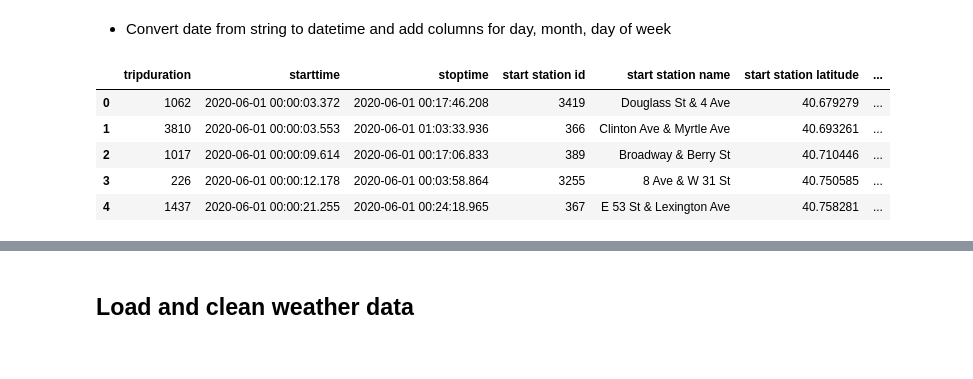
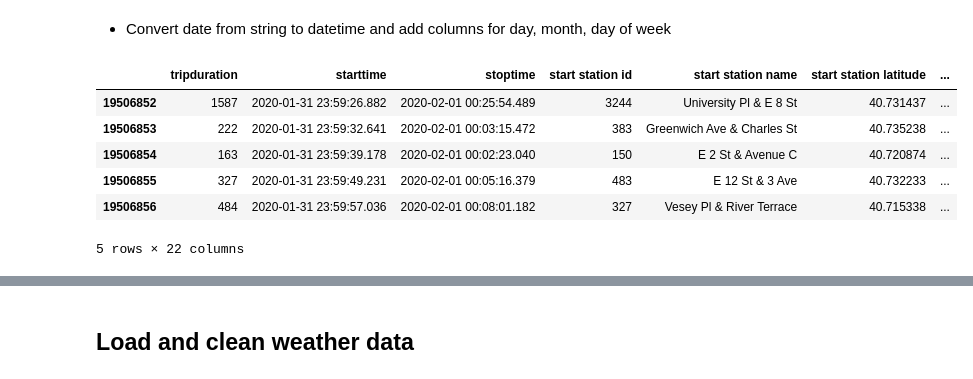
Before and after one commit to leckieje/fair_weather_cyclists, a Jupyter notebook: bike_weather_20.ipynb, the cells around one changed output, grey strips where cells are left out. Drawn from its saved outputs; the diff is of its cells as text; code cells hidden in the pictures.

```diff
--- a/bike_weather_20.ipynb
+++ b/bike_weather_20.ipynb
@@ -80,15 +80,17 @@ memory usage: 2.2+ GB
 bike_trips['starttime'] = pd.to_datetime(bike_trips['starttime'])
 bike_trips['stoptime'] = pd.to_datetime(bike_trips['stoptime'])
 # %%
-bike_trips['day_start'] = bike_trips['starttime'].dt.day
-bike_trips['month_start'] = bike_trips['starttime'].dt.month
-bike_trips['wk_day_start'] = bike_trips['starttime'].dt.dayofweek
+bike_trips['day_month'] = bike_trips['starttime'].dt.day
+bike_trips['month'] = bike_trips['starttime'].dt.month
+bike_trips['day_week'] = bike_trips['starttime'].dt.dayofweek
+bike_trips['hour_day'] = bike_trips['starttime'].dt.hour
 # %%
-bike_trips.head()
+bike_trips.tail()
 # %% [output]
 |  | tripduration | starttime | stoptime | start station id | start station name | start station latitude | ... |
-| 0 | 1062 | 2020-06-01 00:00:03.372 | 2020-06-01 00:17:46.208 | 3419 | Douglass St & 4 Ave | 40.679279 | ... |
-| 1 | 3810 | 2020-06-01 00:00:03.553 | 2020-06-01 01:03:33.936 | 366 | Clinton Ave & Myrtle Ave | 40.693261 | ... |
-| 2 | 1017 | 2020-06-01 00:00:09.614 | 2020-06-01 00:17:06.833 | 389 | Broadway & Berry St | 40.710446 | ... |
-| 3 | 226 | 2020-06-01 00:00:12.178 | 2020-06-01 00:03:58.864 | 3255 | 8 Ave & W 31 St | 40.750585 | ... |
-| 4 | 1437 | 2020-06-01 00:00:21.255 | 2020-06-01 00:24:18.965 | 367 | E 53 St & Lexington Ave | 40.758281 | ... |
+| 19506852 | 1587 | 2020-01-31 23:59:26.882 | 2020-02-01 00:25:54.489 | 3244 | University Pl & E 8 St | 40.731437 | ... |
+| 19506853 | 222 | 2020-01-31 23:59:32.641 | 2020-02-01 00:03:15.472 | 383 | Greenwich Ave & Charles St | 40.735238 | ... |
+| 19506854 | 163 | 2020-01-31 23:59:39.178 | 2020-02-01 00:02:23.040 | 150 | E 2 St & Avenue C | 40.720874 | ... |
+| 19506855 | 327 | 2020-01-31 23:59:49.231 | 2020-02-01 00:05:16.379 | 483 | E 12 St & 3 Ave | 40.732233 | ... |
+| 19506856 | 484 | 2020-01-31 23:59:57.036 | 2020-02-01 00:08:01.182 | 327 | Vesey Pl & River Terrace | 40.715338 | ... |
+5 rows × 22 columns
```
Also changed, not shown: parts of 16 cells of this notebook.
